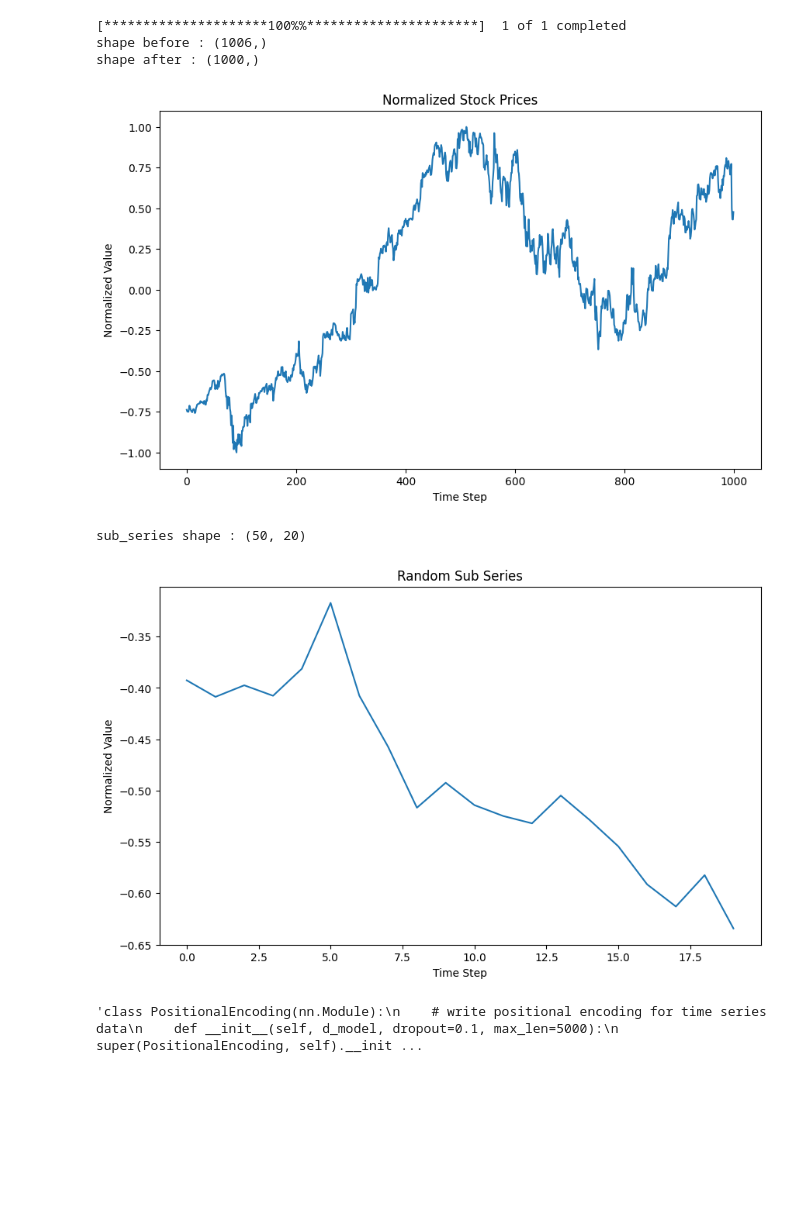
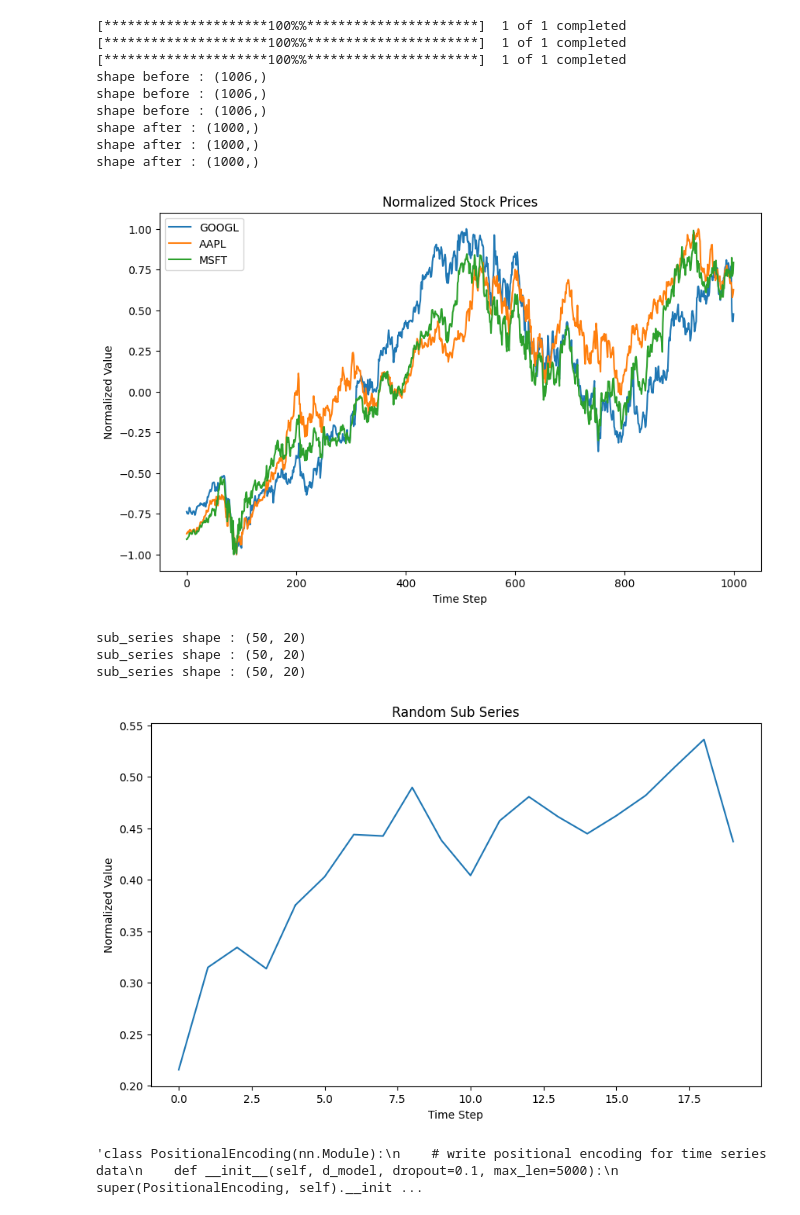
Before and after one commit to MaximeSzymanski/StocksClusteringVAE, a Jupyter notebook: VAE_stocks.ipynb, the cells around one changed output. Saved outputs shown, nothing was run; the diff lists cells and outputs as text; code cells hidden in the pictures; blank space fills up the shorter version.

```diff
--- a/VAE_stocks.ipynb
+++ b/VAE_stocks.ipynb
@@ -6,54 +6,88 @@ import yfinance as yf
 # %%
 
 # Define the stock symbol (Google in this case)
-stock_symbol = 'GOOGL'
-
+stock_symbol_1 = 'GOOGL'
+stock_symbol_2 = 'AAPL'
+stock_symbol_3 = 'MSFT'
 # Define the date range for the past 4 years
 start_date = '2019-11-08'
 end_date = '2023-11-08'
 
 # Download historical stock data using yfinance
-stock_data = yf.download(stock_symbol, start=start_date, end=end_date)
+stock_data_1 = yf.download(stock_symbol_1, start=start_date, end=end_date)
+stock_data_2 = yf.download(stock_symbol_2, start=start_date, end=end_date)
+stock_data_3 = yf.download(stock_symbol_3, start=start_date, end=end_date)
 
 # Extract the 'Close' column
-close_values = stock_data['Close'].values
+close_values_1 = stock_data_1['Close'].values
+close_values_2 = stock_data_2['Close'].values
+close_values_3 = stock_data_3['Close'].values
 
 # Normalize the data between -1 and 1
-normalized_values = 2 * (close_values - np.min(close_values)) / np.ptp(close_values) - 1
-print(f"shape before : {normalized_values.shape}")
+normalized_values_1 = 2 * (close_values_1 - np.min(close_values_1)) / np.ptp(close_values_1) -1
+normalized_values_2 = 2 * (close_values_2 - np.min(close_values_2)) / np.ptp(close_values_2) -1
+normalized_values_3 = 2 * (close_values_3 - np.min(close_values_3)) / np.ptp(close_values_3) -1
+
+print(f"shape before : {normalized_values_1.shape}")
+print(f"shape before : {normalized_values_2.shape}")
+print(f"shape before : {normalized_values_3.shape}")
 # remove the last 6 values
-normalized_values = normalized_values[:-6]
-print(f"shape after : {normalized_values.shape}")
+normalized_values_1 = normalized_values_1[:-6]
+normalized_values_2 = normalized_values_2[:-6]
+normalized_values_3 = normalized_values_3[:-6]
+
+print(f"shape after : {normalized_values_1.shape}")
+print(f"shape after : {normalized_values_2.shape}")
+print(f"shape after : {normalized_values_3.shape}")
 # Plot the normalized data
 plt.figure(figsize=(10, 6))
-plt.plot(normalized_values)
+plt.plot(normalized_values_1)
+plt.plot(normalized_values_2)
+plt.plot(normalized_values_3)
+plt.legend([stock_symbol_1,stock_symbol_2,stock_symbol_3])
+
 plt.title('Normalized Stock Prices')
 plt.xlabel('Time Step')
 plt.ylabel('Normalized Value')
 plt.show()
 # %% [output]
+[*********************100%%**********************]  1 of 1 completed
+[*********************100%%**********************]  1 of 1 completed
 [*********************100%%**********************]  1 of 1 completed
 shape before : (1006,)
+shape before : (1006,)
+shape before : (1006,)
 shape after : (1000,)
+shape after : (1000,)
+shape after : (1000,)
-[figure, old version]
+[figure, new version]
-# %%
-sub_series_length = 20
-assert len(normalized_values) % sub_series_length == 0
-sub_series = normalized_values.reshape((-1, sub_series_length))
-print(f"sub_series shape : {sub_series.shape}")
-# %% [output]
-sub_series shape : (50, 20)
+# %%
+sub_series_length = 20
+assert len(normalized_values_1) % sub_series_length == 0
+assert len(normalized_values_2) % sub_series_length == 0
+assert len(normalized_values_3) % sub_series_length == 0
+
+sub_series_1 = normalized_values_1.reshape((-1, sub_series_length))
+sub_series_2 = normalized_values_2.reshape((-1, sub_series_length))
+sub_series_3 = normalized_values_3.reshape((-1, sub_series_length))
+print(f"sub_series shape : {sub_series_1.shape}")
+print(f"sub_series shape : {sub_series_2.shape}")
+print(f"sub_series shape : {sub_series_3.shape}")
+# %% [output]
+sub_series shape : (50, 20)
+sub_series shape : (50, 20)
+sub_series shape : (50, 20)
 # %%
 # print a random sub series
-random_index = np.random.randint(0, sub_series.shape[0])
+random_index = np.random.randint(0, sub_series_1.shape[0])
 plt.figure(figsize=(10, 6))
-plt.plot(sub_series[random_index])
+plt.plot(sub_series_1[random_index])
 plt.title('Random Sub Series')
 plt.xlabel('Time Step')
 plt.ylabel('Normalized Value')
 plt.show()
 # %% [output]
-[figure, old version]
+[figure, new version]
 # %%
 import torch
 import math
```
Also changed, not shown: parts of 7 cells of this notebook.
